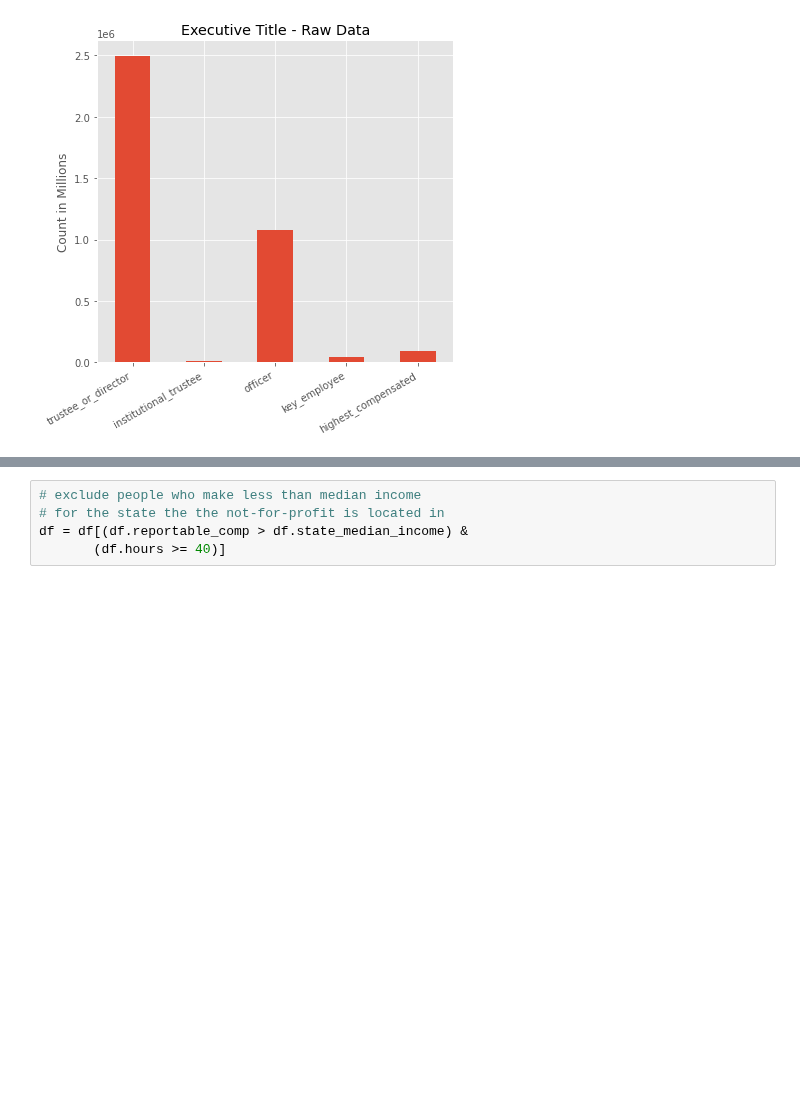
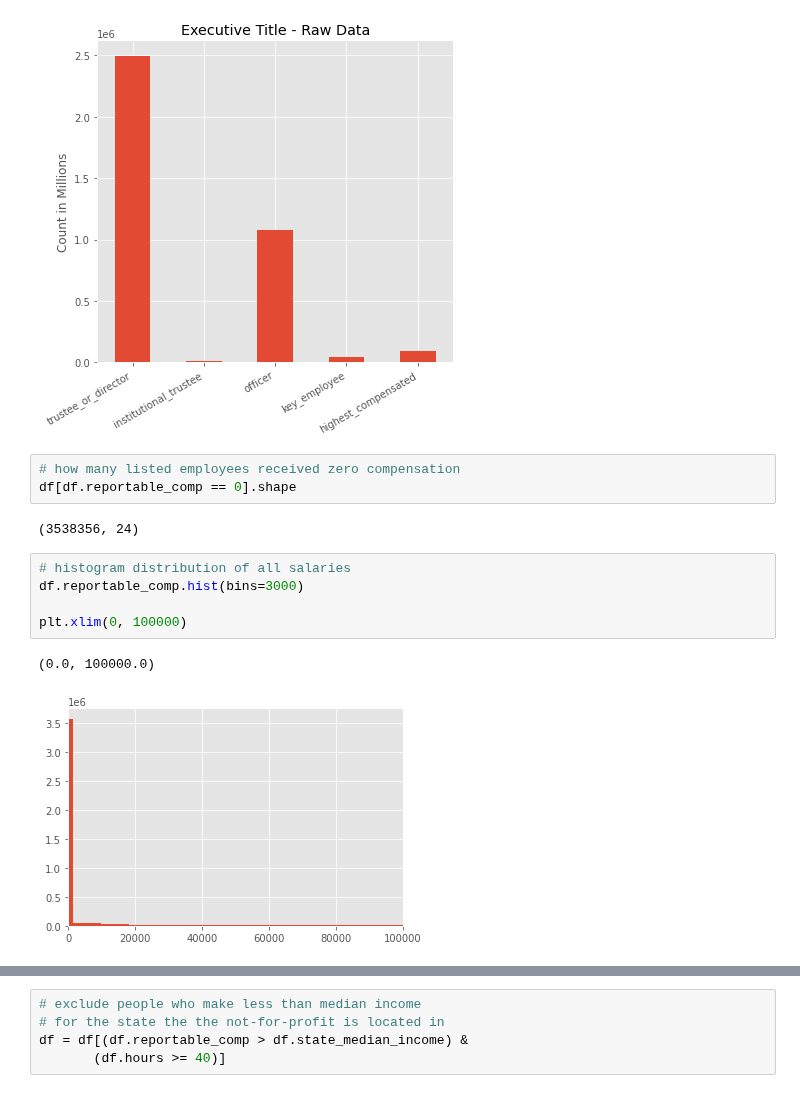
Before and after one commit to mrkjhsn/Not_for_Profit_Compensation_Modeling, a Jupyter notebook: 04.executive_comp_data_prep.ipynb, the cells around one changed output, grey strips where cells are left out. Cells and saved outputs as stored; diff of their text form; blank space fills up the shorter version.

```diff
--- a/04.executive_comp_data_prep.ipynb
+++ b/04.executive_comp_data_prep.ipynb
@@ -109,3 +110,16 @@ plt.tight_layout()
 # plt.savefig('03.visualizations/exec_title_1.png');
 # %% [output]
 [figure]
+# %%
+# how many listed employees received zero compensation
+df[df.reportable_comp == 0].shape
+# %% [output]
+(3538356, 24)
+# %%
+# histogram distribution of all salaries
+df.reportable_comp.hist(bins=3000)
+
+plt.xlim(0, 100000)
+# %% [output]
+(0.0, 100000.0)
+[figure, added]
```
Also changed, not shown: parts of 16 cells of this notebook.
